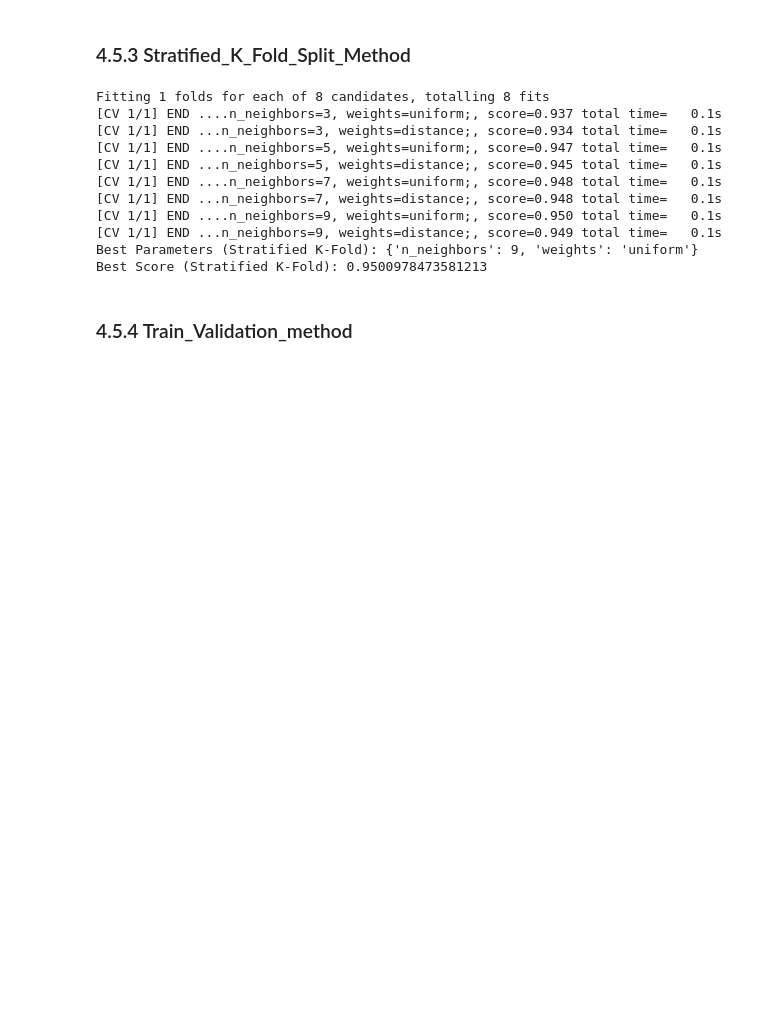
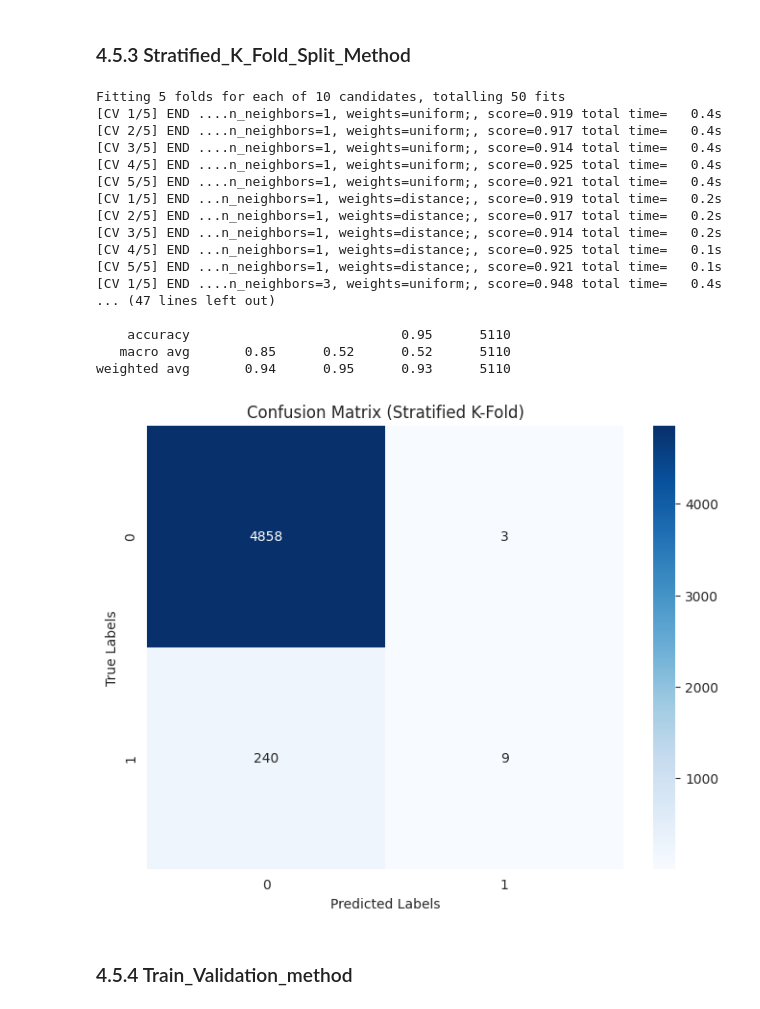
Before and after one commit to YasminaNasser/Stroke-Prediction-Data-Mining, a Jupyter notebook: Stroke_Prediction_Phase_2.ipynb, the cells around one changed output. Cells and saved outputs as stored; diff of their text form; code cells hidden in the pictures; blank space fills up the shorter version.

```diff
--- a/Stroke_Prediction_Phase_2.ipynb
+++ b/Stroke_Prediction_Phase_2.ipynb
@@ -1747,21 +1726,54 @@ Best Score (K-Fold): 0.9412915851272016
 # %% [markdown]
 ### 4.5.3 Stratified_K_Fold_Split_Method
-# %%
-# Apply GridSearchCV with Stratified K-Fold Cross-Validation
-gridKNN_stratified_k_fold = apply_grid_search_with_splits(X, y, split_method=stratified_k_fold_split_method, n_splits=5, random_state=1)
-print("Best Parameters (Stratified K-Fold):", gridKNN_stratified_k_fold.best_params_)
-print("Best Score (Stratified K-Fold):", gridKNN_stratified_k_fold.best_score_)
-# %% [output]
-Fitting 1 folds for each of 8 candidates, totalling 8 fits
-[CV 1/1] END ....n_neighbors=3, weights=uniform;, score=0.937 total time=   0.1s
-[CV 1/1] END ...n_neighbors=3, weights=distance;, score=0.934 total time=   0.1s
-[CV 1/1] END ....n_neighbors=5, weights=uniform;, score=0.947 total time=   0.1s
-[CV 1/1] END ...n_neighbors=5, weights=distance;, score=0.945 total time=   0.1s
-[CV 1/1] END ....n_neighbors=7, weights=uniform;, score=0.948 total time=   0.1s
-[CV 1/1] END ...n_neighbors=7, weights=distance;, score=0.948 total time=   0.1s
-[CV 1/1] END ....n_neighbors=9, weights=uniform;, score=0.950 total time=   0.1s
-[CV 1/1] END ...n_neighbors=9, weights=distance;, score=0.949 total time=   0.1s
-Best Parameters (Stratified K-Fold): {'n_neighbors': 9, 'weights': 'uniform'}
-Best Score (Stratified K-Fold): 0.9500978473581213
+# %%
+from sklearn.model_selection import StratifiedShuffleSplit
+from sklearn.model_selection import GridSearchCV
+from sklearn.neighbors import KNeighborsClassifier
+
+
+sss = StratifiedShuffleSplit(n_splits=5, test_size=0.2, random_state=42)
+
+grid_search_sss = GridSearchCV(KNeighborsClassifier(), param_grid, cv=sss, verbose=3)
+
+grid_search_sss.fit(X, y)
+
+sss_score = grid_search_sss.best_score_
+
+print(f'Best Hyperparameters: {sss_score}')
+print(f'Best Cross-Validation Score: {sss_score}')
+print()
+
+y_pred_sss = grid_search_sss.best_estimator_.predict(X)
+print("Classification Report (Stratified K-Fold):")
+print(classification_report(y, y_pred_sss))
+print()
+
+# Confusion Matrix
+conf_matrix_sss = confusion_matrix(y, y_pred_sss)
+plt.figure(figsize=(8, 6))
+sns.heatmap(conf_matrix_sss, annot=True, fmt='d', cmap='Blues', xticklabels=grid_search_sss.best_estimator_.classes_, yticklabels=grid_search_sss.best_estimator_.classes_)
+plt.xlabel('Predicted Labels')
+plt.ylabel('True Labels')
+plt.title('Confusion Matrix (Stratified K-Fold)')
+plt.show()
+# %% [output]
+Fitting 5 folds for each of 10 candidates, totalling 50 fits
+[CV 1/5] END ....n_neighbors=1, weights=uniform;, score=0.919 total time=   0.4s
+[CV 2/5] END ....n_neighbors=1, weights=uniform;, score=0.917 total time=   0.4s
+[CV 3/5] END ....n_neighbors=1, weights=uniform;, score=0.914 total time=   0.4s
+[CV 4/5] END ....n_neighbors=1, weights=uniform;, score=0.925 total time=   0.4s
+[CV 5/5] END ....n_neighbors=1, weights=uniform;, score=0.921 total time=   0.4s
+[CV 1/5] END ...n_neighbors=1, weights=distance;, score=0.919 total time=   0.2s
+[CV 2/5] END ...n_neighbors=1, weights=distance;, score=0.917 total time=   0.2s
+[CV 3/5] END ...n_neighbors=1, weights=distance;, score=0.914 total time=   0.2s
+[CV 4/5] END ...n_neighbors=1, weights=distance;, score=0.925 total time=   0.1s
+[CV 5/5] END ...n_neighbors=1, weights=distance;, score=0.921 total time=   0.1s
+[CV 1/5] END ....n_neighbors=3, weights=uniform;, score=0.948 total time=   0.4s
+... (47 lines left out)
+
+    accuracy                           0.95      5110
+   macro avg       0.85      0.52      0.52      5110
+weighted avg       0.94      0.95      0.93      5110
+[figure, added]
 # %% [markdown]
 ### 4.5.4 Train_Validation_method
```
Also changed, not shown: parts of 13 cells of this notebook.
